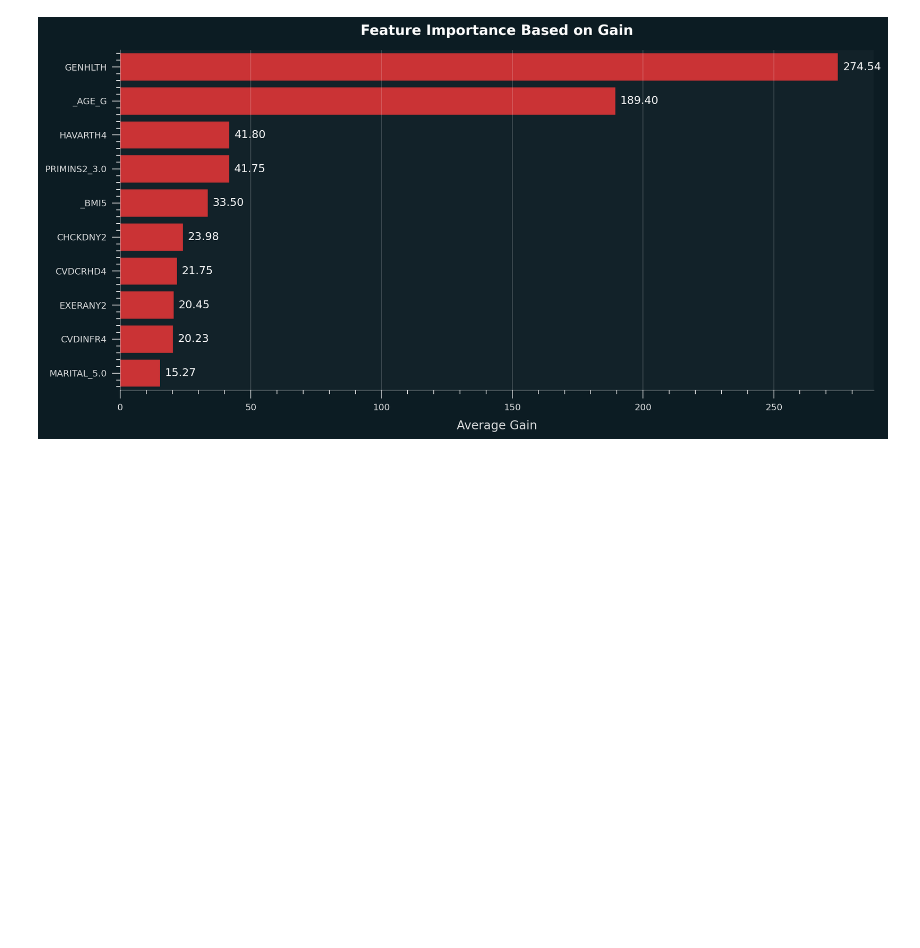
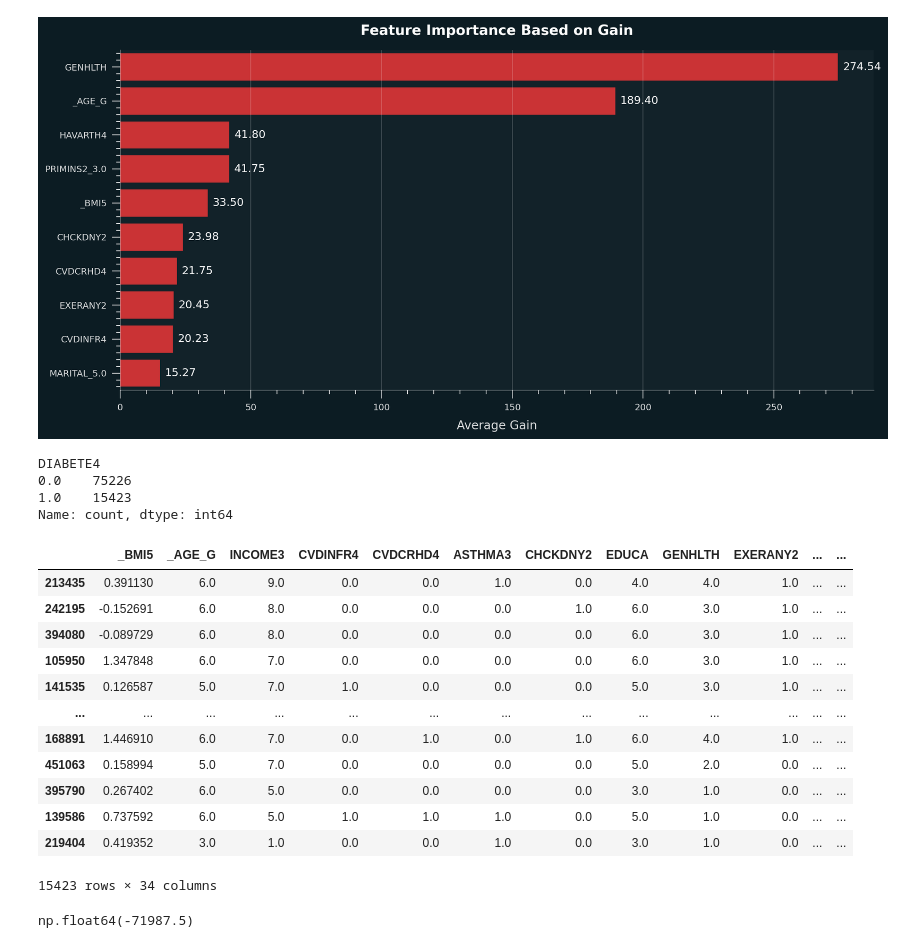
Before and after one commit to yukienjoyer7/Diabetes-Early-Diagnosis-BRFSS-2024, a Jupyter notebook: Modelling_Dion.ipynb, the cells around one changed output. Saved outputs shown, nothing was run; the diff lists cells and outputs as text; code cells hidden in the pictures; blank space fills up the shorter version.

```diff
--- a/Modelling_Dion.ipynb
+++ b/Modelling_Dion.ipynb
@@ -1309,3 +1309,28 @@ plt.savefig(f"./outputs/modelling/xgb_feature_importance.png", dpi=300, transpar
 plt.show()
 # %% [output]
 [figure]
+# %%
+df_test['DIABETE4'].value_counts()
+# %% [output]
+DIABETE4
+0.0    75226
+1.0    15423
+Name: count, dtype: int64
+# %%
+df_diabete = df_test[df_test['DIABETE4'] == 1]
+# %%
+df_diabete
+# %% [output]
+|  | _BMI5 | _AGE_G | INCOME3 | CVDINFR4 | CVDCRHD4 | ASTHMA3 | CHCKDNY2 | EDUCA | GENHLTH | EXERANY2 | ... | ... |
+| 213435 | 0.391130 | 6.0 | 9.0 | 0.0 | 0.0 | 1.0 | 0.0 | 4.0 | 4.0 | 1.0 | ... | ... |
+| 242195 | -0.152691 | 6.0 | 8.0 | 0.0 | 0.0 | 0.0 | 1.0 | 6.0 | 3.0 | 1.0 | ... | ... |
+| 394080 | -0.089729 | 6.0 | 8.0 | 0.0 | 0.0 | 0.0 | 0.0 | 6.0 | 3.0 | 1.0 | ... | ... |
+| 105950 | 1.347848 | 6.0 | 7.0 | 0.0 | 0.0 | 0.0 | 0.0 | 6.0 | 3.0 | 1.0 | ... | ... |
+| 141535 | 0.126587 | 5.0 | 7.0 | 1.0 | 0.0 | 0.0 | 0.0 | 5.0 | 3.0 | 1.0 | ... | ... |
+| ... | ... | ... | ... | ... | ... | ... | ... | ... | ... | ... | ... | ... |
+| 168891 | 1.446910 | 6.0 | 7.0 | 0.0 | 1.0 | 0.0 | 1.0 | 6.0 | 4.0 | 1.0 | ... | ... |
+| 451063 | 0.158994 | 5.0 | 7.0 | 0.0 | 0.0 | 0.0 | 0.0 | 5.0 | 2.0 | 0.0 | ... | ... |
+| 395790 | 0.267402 | 6.0 | 5.0 | 0.0 | 0.0 | 0.0 | 0.0 | 3.0 | 1.0 | 0.0 | ... | ... |
+| 139586 | 0.737592 | 6.0 | 5.0 | 1.0 | 1.0 | 1.0 | 0.0 | 5.0 | 1.0 | 0.0 | ... | ... |
+| 219404 | 0.419352 | 3.0 | 1.0 | 0.0 | 0.0 | 1.0 | 0.0 | 3.0 | 1.0 | 0.0 | ... | ... |
+15423 rows × 34 columns
@@ -1311,0 +1341,4 @@ plt.show()
+# %%
+df_diabete['age impacted'].sum()
+# %% [output]
+np.float64(-71987.5)
```
Also changed, not shown: parts of 1 cell of this notebook, 3 other files.
